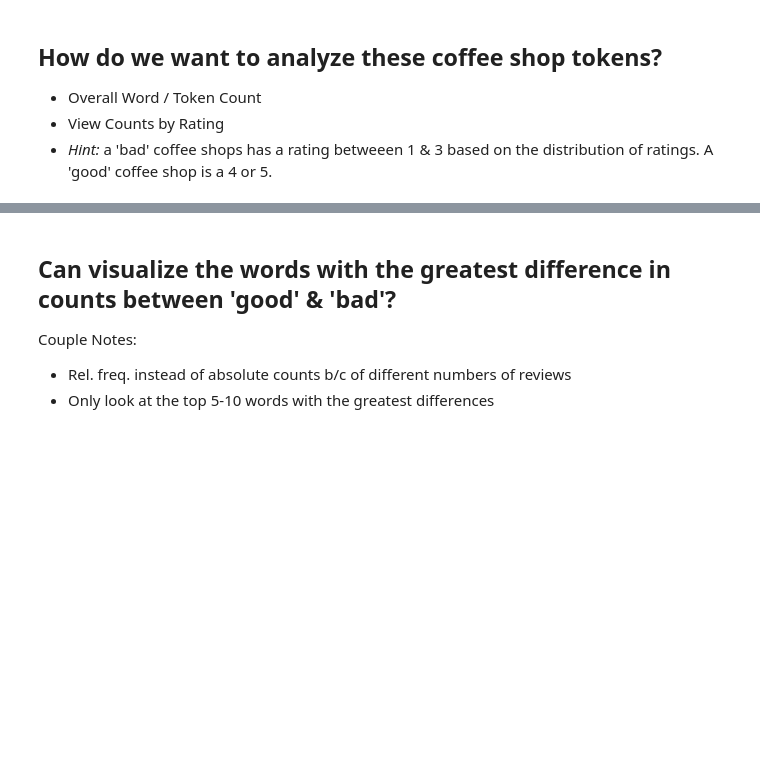
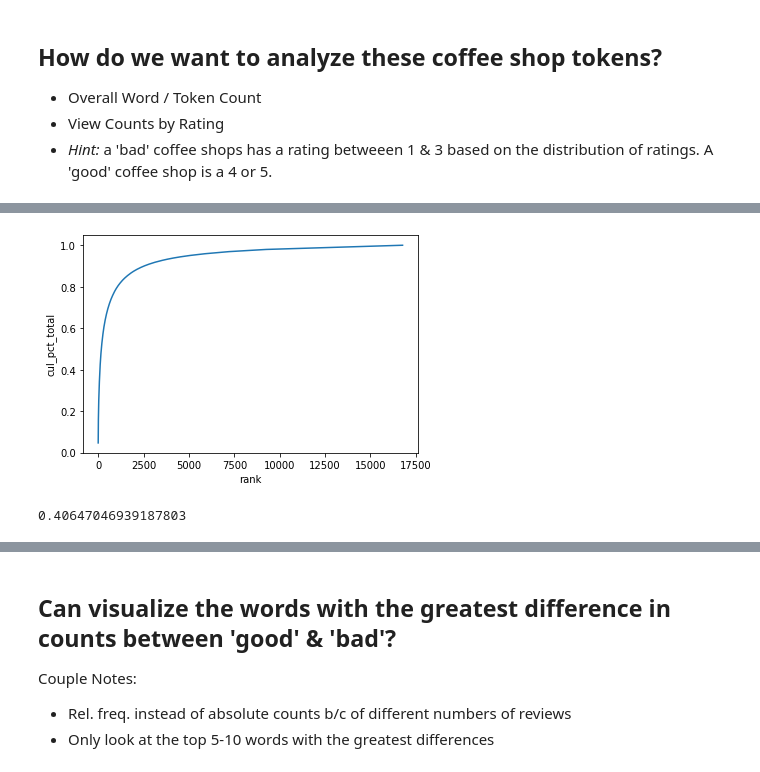
Before and after one commit to term1830/DS-Unit-4-Sprint-1-NLP, a Jupyter notebook: module1-text-data/LS_DS_411_Text_Data_Assignment.ipynb, the cells around one changed output, grey strips where cells are left out. Drawn from its saved outputs; the diff is of its cells as text; code cells hidden in the pictures; blank space fills up the shorter version.

```diff
--- a/module1-text-data/LS_DS_411_Text_Data_Assignment.ipynb
+++ b/module1-text-data/LS_DS_411_Text_Data_Assignment.ipynb
@@ -126,0 +157,15 @@ shops[['base_tokens', 'full_review_text']][:10]
+# %%
+# Wrap it all in a function
+def get_lemmas(text):
+
+    doc = nlp(text)
+
+    lemmas = []
+    for token in doc:
+        if ((token.is_stop == False) and (token.is_punct == False)) and (token.pos_ != 'PRON'):
+            lemmas.append(token.lemma_)
+
+    return lemmas
+# %%
+shops['lemmas'] = shops['full_review_text'].progress_apply(get_lemmas)
+shops['lemmas'].head()
@@ -130,3 +191,14 @@ shops[['base_tokens', 'full_review_text']][:10]
 - Overall Word / Token Count
 - View Counts by Rating
 - *Hint:* a 'bad' coffee shops has a rating betweeen 1 & 3 based on the distribution of ratings. A 'good' coffee shop is a 4 or 5.
+# %%
+#word count
+
+# The object `Counter` takes an iterable, but you can instaniate an empty one and update it.
+word_counts = Counter()
+
+# Update it based on a split of each of our documents
+shops['base_tokens'].apply(lambda x: word_counts.update(x))
+
+# Print out the 10 most common words
+word_counts.most_common(10)
@@ -132,0 +256,5 @@ shops[['base_tokens', 'full_review_text']][:10]
+# %%
+# Use the Function
+wc = count(shops['lemmas'])
+print(wc.shape)
+wc.head()
@@ -132,0 +269,8 @@ shops[['base_tokens', 'full_review_text']][:10]
+# %%
+sns.lineplot(x='rank', y='cul_pct_total', data=wc);
+# %% [output]
+[figure, added]
+# %%
+wc[wc['rank'] <= 100]['cul_pct_total'].max()
+# %% [output]
+0.40647046939187803
```
Also changed, not shown: parts of 16 cells of this notebook, 1 other file.
